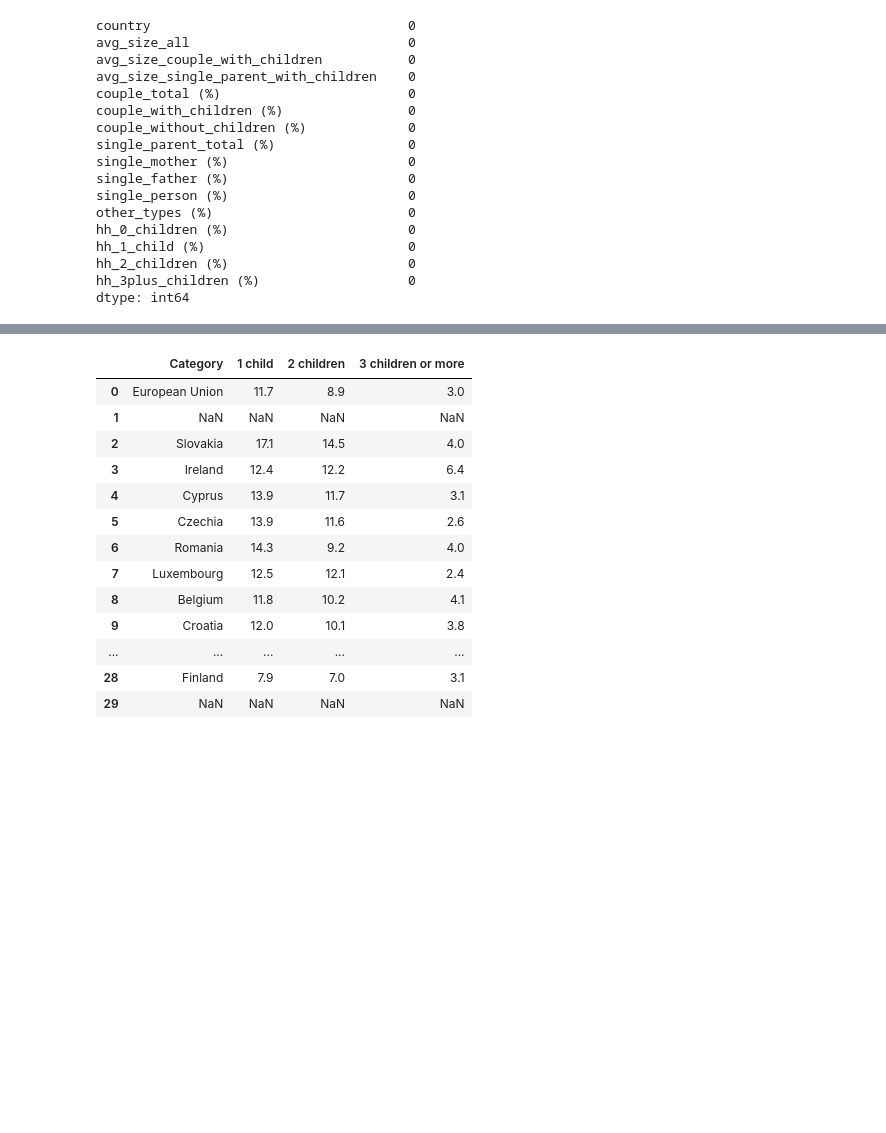
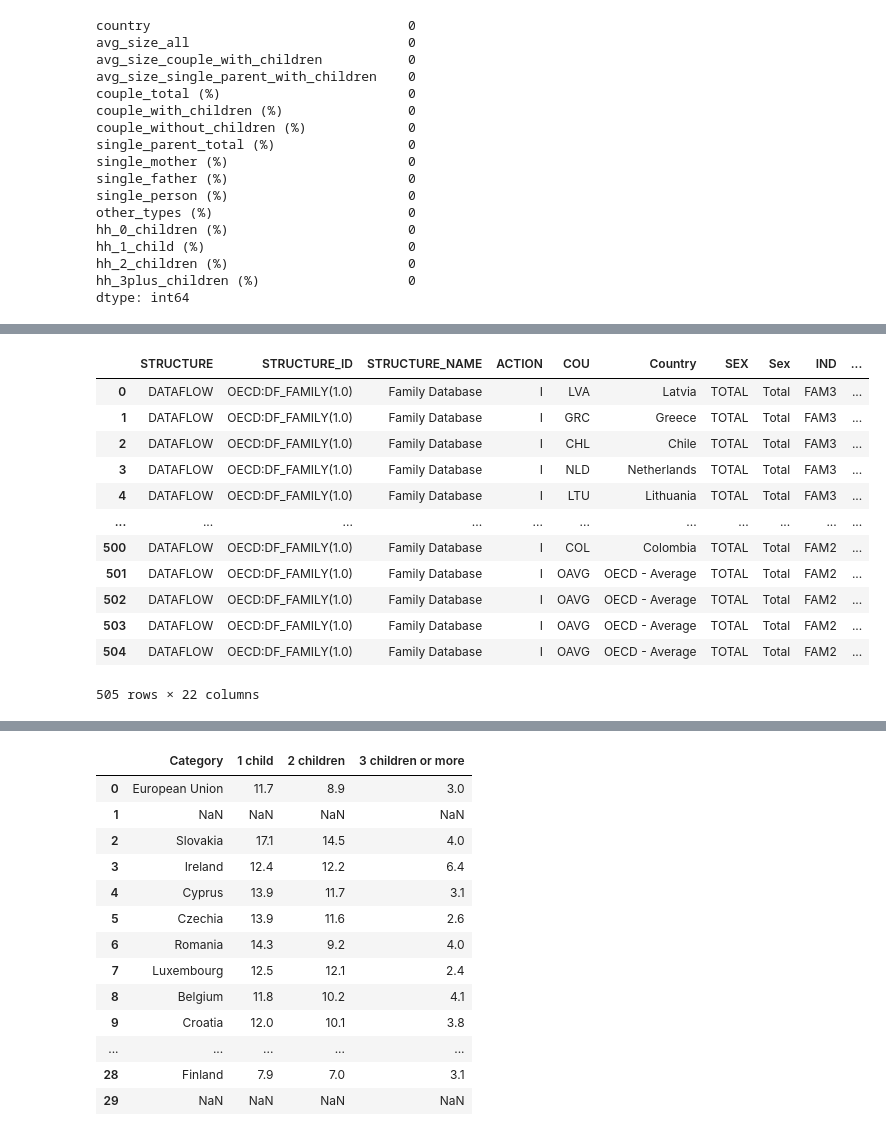
Before and after one commit to YkslB/marriage_statistics, a Jupyter notebook: scripts/Cleaning.ipynb, the cells around one changed output, grey strips where cells are left out. Cells and saved outputs as stored; diff of their text form; code cells hidden in the pictures; blank space fills up the shorter version.

```diff
--- a/scripts/Cleaning.ipynb
+++ b/scripts/Cleaning.ipynb
@@ -1473,4 +1473,21 @@ df_16
 #df_16.to_csv('../data/Cleaned/cleaned_household_oecd.csv', index=False)
 # %%
 #df_16.to_sql('household_oecd', engine, if_exists= 'replace', index= False)
+# %%
+df_17 = pd.read_csv('../data/Raw/OECD/OECD_df_famliy_selected.csv')
+df_17
+# %% [output]
+|  | STRUCTURE | STRUCTURE_ID | STRUCTURE_NAME | ACTION | COU | Country | SEX | Sex | IND | ... |
+| 0 | DATAFLOW | OECD:DF_FAMILY(1.0) | Family Database | I | LVA | Latvia | TOTAL | Total | FAM3 | ... |
+| 1 | DATAFLOW | OECD:DF_FAMILY(1.0) | Family Database | I | GRC | Greece | TOTAL | Total | FAM3 | ... |
+| 2 | DATAFLOW | OECD:DF_FAMILY(1.0) | Family Database | I | CHL | Chile | TOTAL | Total | FAM3 | ... |
+| 3 | DATAFLOW | OECD:DF_FAMILY(1.0) | Family Database | I | NLD | Netherlands | TOTAL | Total | FAM3 | ... |
+| 4 | DATAFLOW | OECD:DF_FAMILY(1.0) | Family Database | I | LTU | Lithuania | TOTAL | Total | FAM3 | ... |
+| ... | ... | ... | ... | ... | ... | ... | ... | ... | ... | ... |
+| 500 | DATAFLOW | OECD:DF_FAMILY(1.0) | Family Database | I | COL | Colombia | TOTAL | Total | FAM2 | ... |
+| 501 | DATAFLOW | OECD:DF_FAMILY(1.0) | Family Database | I | OAVG | OECD - Average | TOTAL | Total | FAM2 | ... |
+| 502 | DATAFLOW | OECD:DF_FAMILY(1.0) | Family Database | I | OAVG | OECD - Average | TOTAL | Total | FAM2 | ... |
+| 503 | DATAFLOW | OECD:DF_FAMILY(1.0) | Family Database | I | OAVG | OECD - Average | TOTAL | Total | FAM2 | ... |
+| 504 | DATAFLOW | OECD:DF_FAMILY(1.0) | Family Database | I | OAVG | OECD - Average | TOTAL | Total | FAM2 | ... |
+505 rows × 22 columns
 # %%
```
Also changed, not shown: parts of 29 cells of this notebook, 4 other files.
